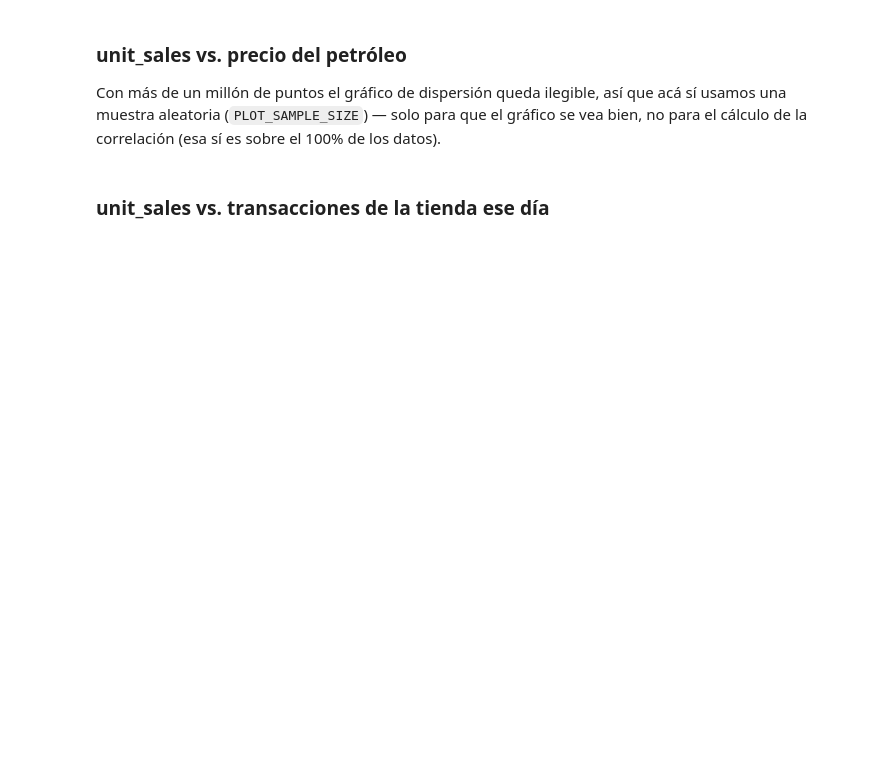
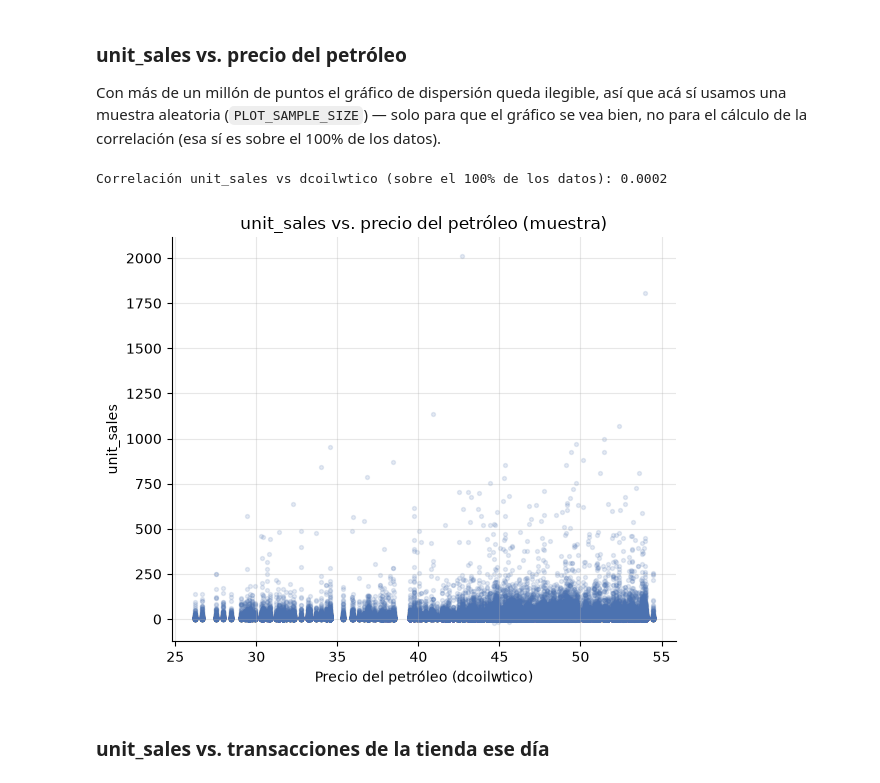
Before and after one commit to lilayrosado123/tesis, a Jupyter notebook: EDA_bbdd_filtrada(3).ipynb, the cells around one changed output. Drawn from its saved outputs; the diff is of its cells as text; code cells hidden in the pictures; blank space fills up the shorter version.

Commit message:
EDA base de datos 2016 y 2017 + tienda 44

```diff
--- a/EDA_bbdd_filtrada(3).ipynb
+++ b/EDA_bbdd_filtrada(3).ipynb
@@ -7 +11,5 @@ EDA sobre la base ya unida y filtrada a la tienda 44 (`train_2016_2017_union.csv
+# %%
+CARPETA_BASE = "C:/Tesis"
+TAMANO_MUESTRA_GRAFICO = 100_000   # solo para gráficos de dispersión (muchos puntos = ilegible)
+SEMILLA_ALEATORIA = 42 # "semilla" para los procesos aleatorios.
 # %%
@@ -41,15 +35,18 @@ print(f"Tamaño en disco: {tamano_mb:.1f} MB")
+# %%
+RUTA = os.path.join(CARPETA_BASE, "bbdd_filtrada.csv")
+# %%
+# Declaración de tipos de datos
+TIPOS_DATOS = {
+    "id": "int64",
+    "store_nbr": "int16",
+    "item_nbr": "int32",
+    "unit_sales": "float32",
+    "cluster": "Int16",
+    "class": "Int32",
+    "perishable": "Int8",
+    "transactions": "Int32",
+}
 # %%
-DTYPES = {
-    "id": "int64",
-    "store_nbr": "int16",
-    "item_nbr": "int32",
-    "unit_sales": "float32",
-    "cluster": "Int16",
-    "class": "Int32",
-    "perishable": "Int8",
-    "transactions": "Int32",
-}
-
-df = pd.read_csv(FILE_PATH, dtype=DTYPES, parse_dates=["date"])
+df = pd.read_csv(RUTA, dtype=TIPOS_DATOS, parse_dates=["date"])
 print(f"Filas: {len(df):,}")
 print(f"Columnas: {df.shape[1]}")
@@ -243,16 +462,19 @@ Con más de un millón de puntos el gráfico de dispersión queda ilegible, así
 # %%
 correlacion_oil = df[["unit_sales", "dcoilwtico"]].corr().iloc[0, 1]
 print(f"Correlación unit_sales vs dcoilwtico (sobre el 100% de los datos): {correlacion_oil:.4f}")
 
-muestra_plot = df.dropna(subset=["dcoilwtico"]).sample(min(PLOT_SAMPLE_SIZE, df["dcoilwtico"].notna().sum()), random_state=RANDOM_STATE)
+muestra_plot = df.dropna(subset=["dcoilwtico"]).sample(min(TAMANO_MUESTRA_GRAFICO, df["dcoilwtico"].notna().sum()), random_state=SEMILLA_ALEATORIA)
 
 fig, ax = plt.subplots(figsize=(6, 5))
 ax.scatter(muestra_plot["dcoilwtico"], muestra_plot["unit_sales"], alpha=0.15, s=8, color=COLOR_PRINCIPAL)
 ax.set_xlabel("Precio del petróleo (dcoilwtico)")
 ax.set_ylabel("unit_sales")
 ax.set_title("unit_sales vs. precio del petróleo (muestra)")
 plt.tight_layout()
 plt.show()
+# %% [output]
+Correlación unit_sales vs dcoilwtico (sobre el 100% de los datos): 0.0002
+[figure, added]
 # %% [markdown]
 ### unit_sales vs. transacciones de la tienda ese día
 # %%
```
Also changed, not shown: parts of 40 cells of this notebook.
